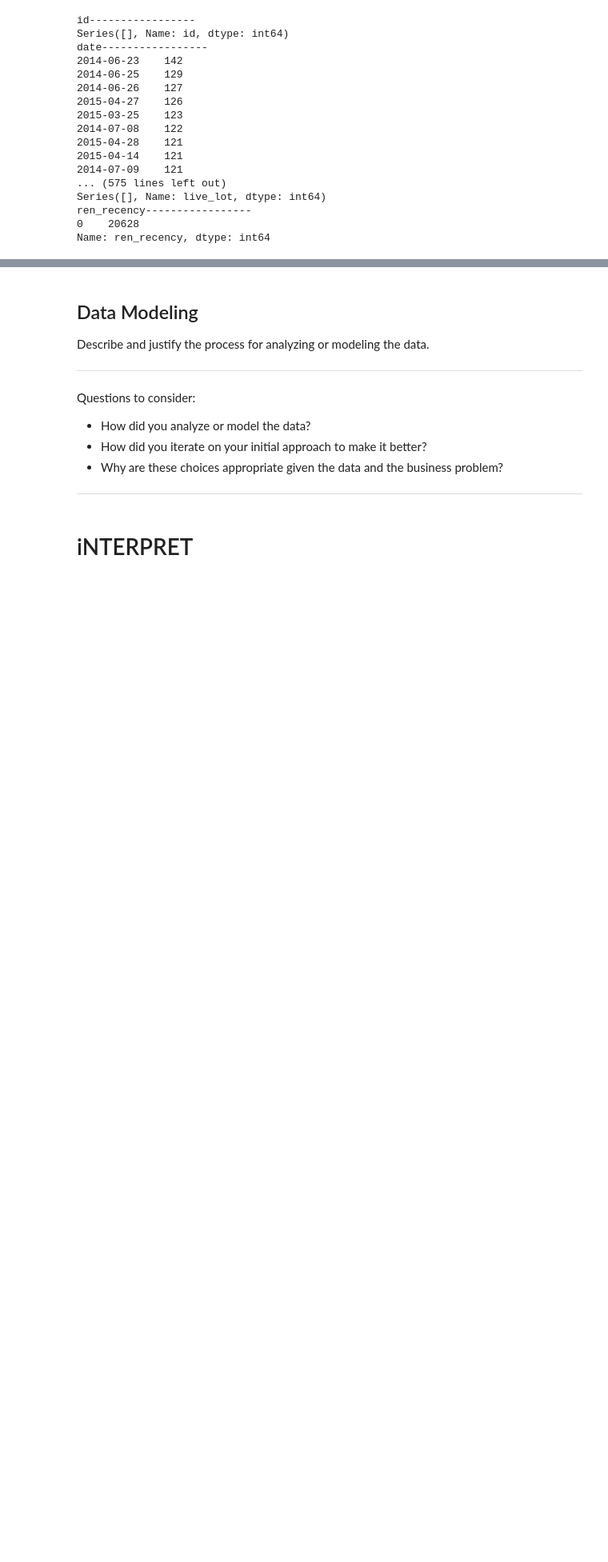
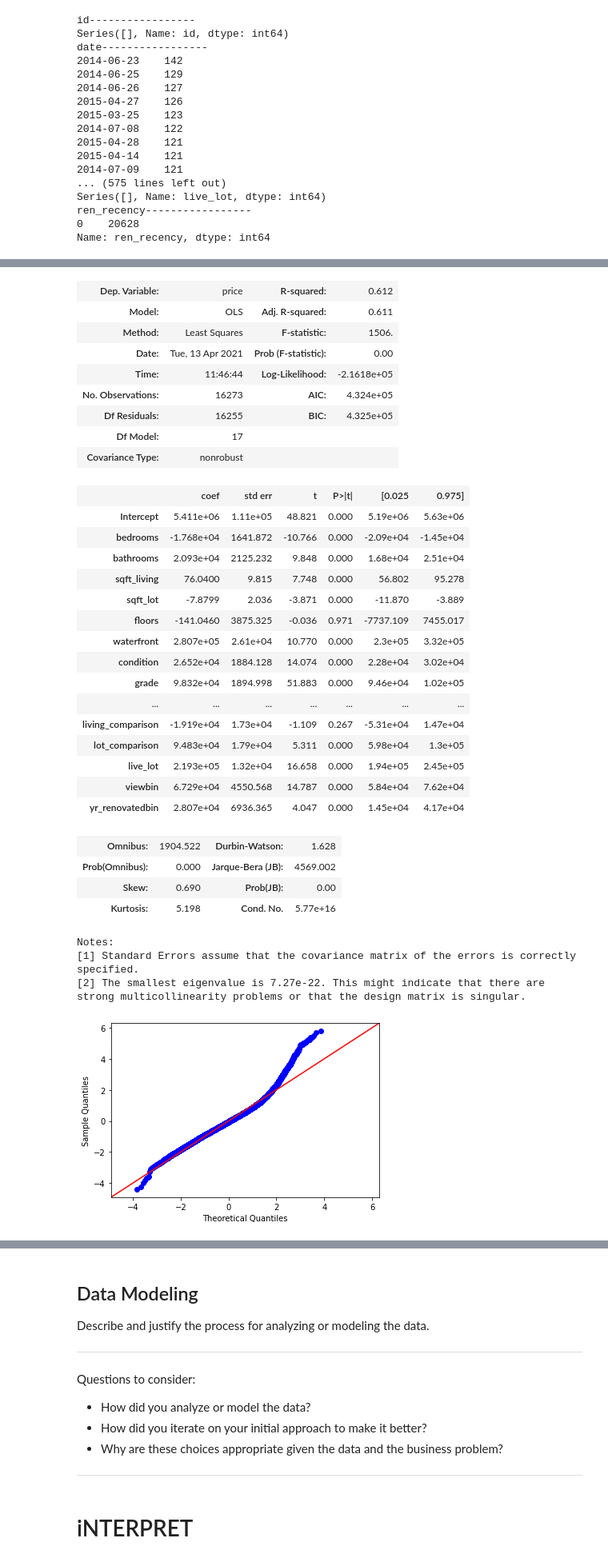
Before and after one commit to kuninethan95/dsc-phase-2-project, a Jupyter notebook: index_OSEMN_plus_mvp.ipynb, the cells around one changed output, grey strips where cells are left out. Shown at 80% size. Drawn from its saved outputs; the diff is of its cells as text; code cells hidden in the pictures; blank space fills up the shorter version.

```diff
--- a/index_OSEMN_plus_mvp.ipynb
+++ b/index_OSEMN_plus_mvp.ipynb
@@ -1396,0 +1504,3 @@ Name: ren_recency, dtype: int64
+# %%
+iqr_outliers['total']=iqr_outliers.any(axis=1)
+iqr_outliers['total'].value_counts()
@@ -1396,0 +1527,4 @@ Name: ren_recency, dtype: int64
+# %%
+iqr_id = pd.concat([df['id'], iqr_outliers], axis=1)
+# %%
+iqr_id2 = df_iqr_cats[~iqr_id['total']].copy()
@@ -1396,0 +1556,13 @@ Name: ren_recency, dtype: int64
+# %%
+x_cols=['bedrooms', 'bathrooms', 'sqft_living',
+       'sqft_lot', 'floors', 'waterfront', 'condition', 'grade', 'sqft_above',
+       'yr_built', 'sqft_living15', 'sqft_lot15',
+       'total_rooms', 'living_comparison', 'lot_comparison', 'live_lot',
+       'viewbin', 'yr_renovatedbin']
+# %%
+# Haven't standardized yet
+# QQ Plot has improved drastically
+
+iqr_id2_sum, iqr_id2qq = model_summary(iqr_id2, x_cols, 'price')
+iqr_id2_sum
+# %% [output]
@@ -1396,0 +1570,34 @@ Name: ren_recency, dtype: int64
+| Dep. Variable: | price | R-squared: | 0.612 |
+| Model: | OLS | Adj. R-squared: | 0.611 |
+| Method: | Least Squares | F-statistic: | 1506. |
+| Date: | Tue, 13 Apr 2021 | Prob (F-statistic): | 0.00 |
+| Time: | 11:46:44 | Log-Likelihood: | -2.1618e+05 |
+| No. Observations: | 16273 | AIC: | 4.324e+05 |
+| Df Residuals: | 16255 | BIC: | 4.325e+05 |
+| Df Model: | 17 |  |  |
+| Covariance Type: | nonrobust |  |  |
+|  | coef | std err | t | P>|t| | [0.025 | 0.975] |
+| Intercept | 5.411e+06 | 1.11e+05 | 48.821 | 0.000 | 5.19e+06 | 5.63e+06 |
+| bedrooms | -1.768e+04 | 1641.872 | -10.766 | 0.000 | -2.09e+04 | -1.45e+04 |
+| bathrooms | 2.093e+04 | 2125.232 | 9.848 | 0.000 | 1.68e+04 | 2.51e+04 |
+| sqft_living | 76.0400 | 9.815 | 7.748 | 0.000 | 56.802 | 95.278 |
+| sqft_lot | -7.8799 | 2.036 | -3.871 | 0.000 | -11.870 | -3.889 |
+| floors | -141.0460 | 3875.325 | -0.036 | 0.971 | -7737.109 | 7455.017 |
+| waterfront | 2.807e+05 | 2.61e+04 | 10.770 | 0.000 | 2.3e+05 | 3.32e+05 |
+| condition | 2.652e+04 | 1884.128 | 14.074 | 0.000 | 2.28e+04 | 3.02e+04 |
+| grade | 9.832e+04 | 1894.998 | 51.883 | 0.000 | 9.46e+04 | 1.02e+05 |
+| ... | ... | ... | ... | ... | ... | ... |
+| living_comparison | -1.919e+04 | 1.73e+04 | -1.109 | 0.267 | -5.31e+04 | 1.47e+04 |
+| lot_comparison | 9.483e+04 | 1.79e+04 | 5.311 | 0.000 | 5.98e+04 | 1.3e+05 |
+| live_lot | 2.193e+05 | 1.32e+04 | 16.658 | 0.000 | 1.94e+05 | 2.45e+05 |
+| viewbin | 6.729e+04 | 4550.568 | 14.787 | 0.000 | 5.84e+04 | 7.62e+04 |
+| yr_renovatedbin | 2.807e+04 | 6936.365 | 4.047 | 0.000 | 1.45e+04 | 4.17e+04 |
+| Omnibus: | 1904.522 | Durbin-Watson: | 1.628 |
+| Prob(Omnibus): | 0.000 | Jarque-Bera (JB): | 4569.002 |
+| Skew: | 0.690 | Prob(JB): | 0.00 |
+| Kurtosis: | 5.198 | Cond. No. | 5.77e+16 |
+Notes:
+[1] Standard Errors assume that the covariance matrix of the errors is correctly specified.
+[2] The smallest eigenvalue is 7.27e-22. This might indicate that there are
+strong multicollinearity problems or that the design matrix is singular.
+[figure, added]
```
Also changed, not shown: parts of 63 cells of this notebook.
